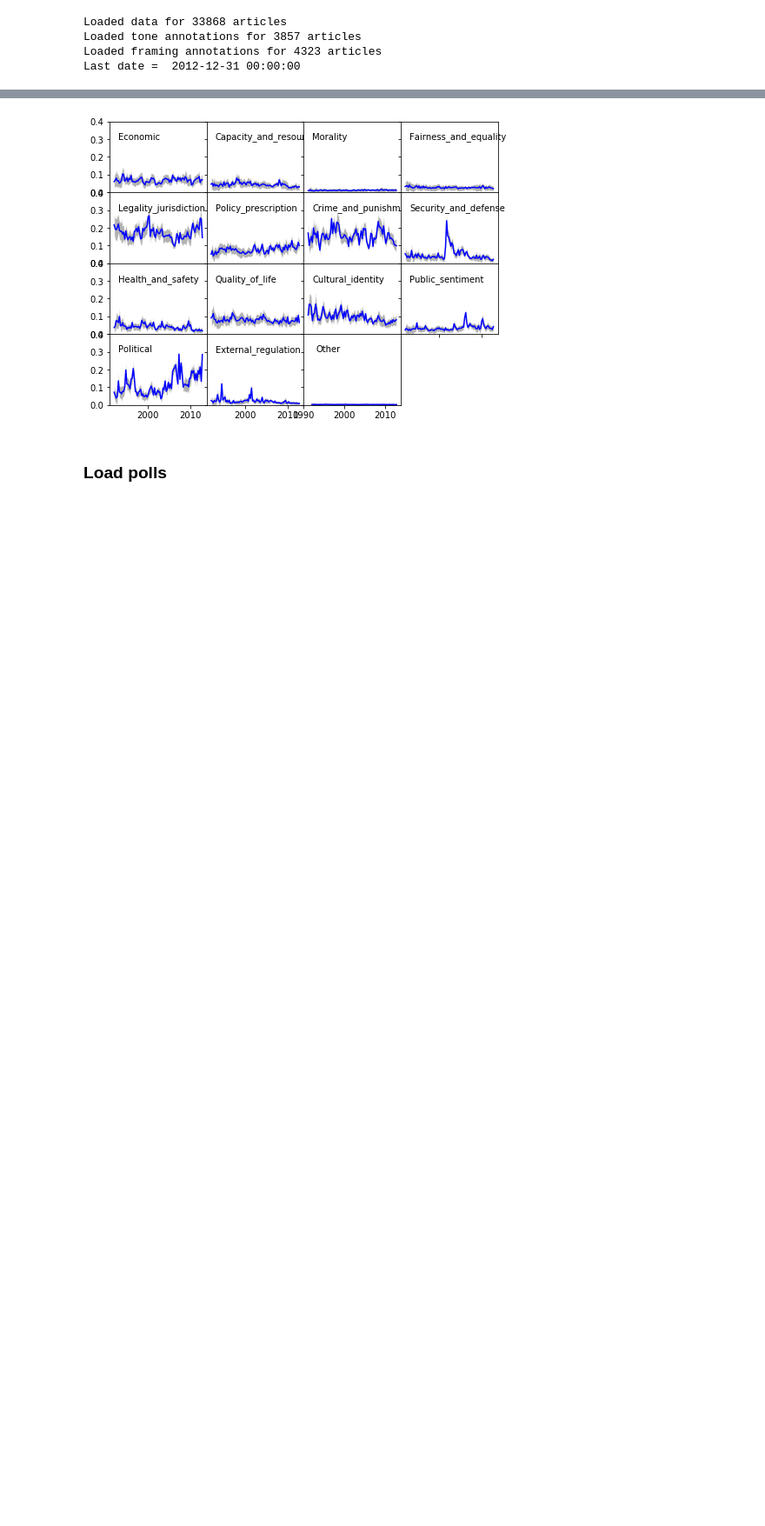
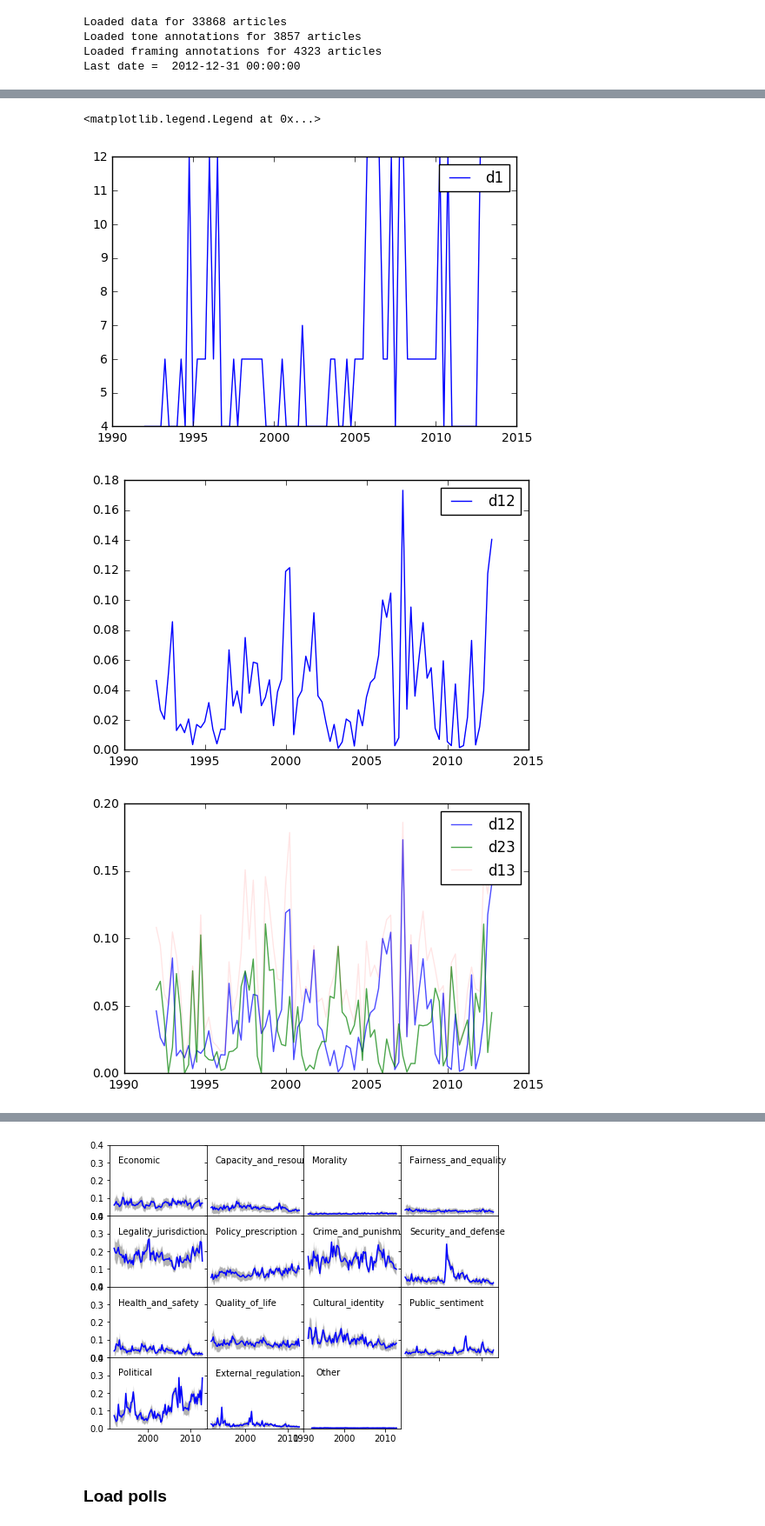
Before and after one commit to dallascard/predicting_public_opinion, a Jupyter notebook: immigration2.ipynb, the cells around one changed output, grey strips where cells are left out. Shown at 87% size. Saved outputs shown, nothing was run; the diff lists cells and outputs as text; code cells hidden in the pictures; blank space fills up the shorter version.

```diff
--- a/immigration2.ipynb
+++ b/immigration2.ipynb
@@ -90,0 +116,23 @@ Grouped data into 84 periods
+# %%
+fig, ax = plt.subplots()
+ax.plot(grouped.f_date, grouped.top, c='blue', label='d1')
+ax.legend()
+
+fig, ax = plt.subplots()
+ax.plot(grouped.f_date, grouped.d1, c='blue', label='d12')
+ax.legend()
+
+fig, ax = plt.subplots()
+ax.plot(grouped.f_date, grouped.d1, label='d12', alpha=0.7)
+ax.plot(grouped.f_date, grouped.d23, label='d23', alpha=0.7)
+ax.plot(grouped.f_date, grouped.d2, label='d13', alpha=0.1)
+ax.legend()
+
+fig, ax = plt.subplots()
+ax.plot(grouped.f_date, grouped.d2, label='d12')
+ax.legend()
+# %% [output]
+<matplotlib.legend.Legend at 0x...>
+[figure, added]
+[figure, added]
+[figure, added]
```
Also changed, not shown: parts of 3 cells of this notebook, 1 other file.
